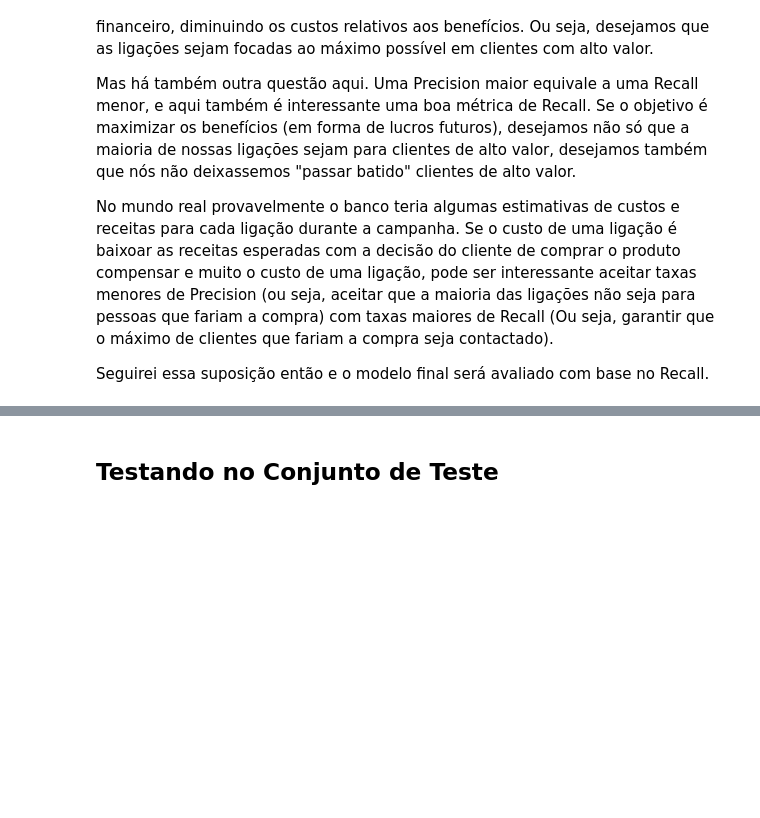
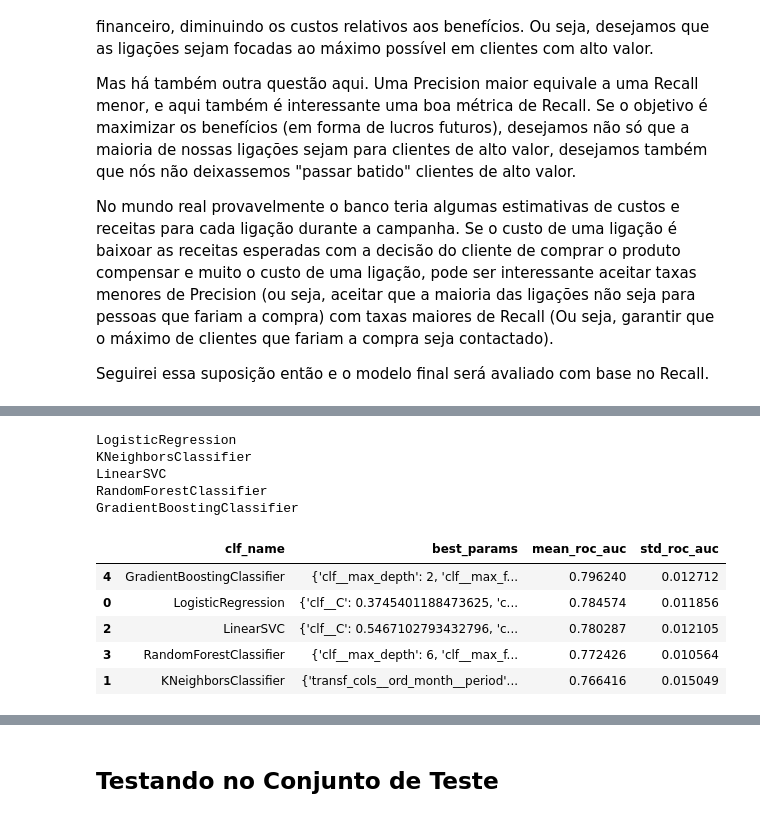
Before and after one commit to silasge/bank-marketing, a Jupyter notebook: notebooks/bank_marketing.ipynb, the cells around one changed output, grey strips where cells are left out. Saved outputs shown, nothing was run; the diff lists cells and outputs as text; code cells hidden in the pictures; blank space fills up the shorter version.

```diff
--- a/notebooks/bank_marketing.ipynb
+++ b/notebooks/bank_marketing.ipynb
@@ -678,2 +622,0 @@ pd.DataFrame(knn_clf.cv_results_).sort_values("rank_test_score").head(5)
-# %%
-svc_clf.fit(bank_X_tr, bank_y_tr_pp)
@@ -712,2 +622,0 @@ AttributeError: 'RandomizedSearchCV' object has no attribute 'cv_results_'
-# %%
-rf_clf.fit(bank_X_tr, bank_y_tr_pp)
@@ -886,0 +623,44 @@ models_df.sort_values("roc_auc_score_cv", ascending=False)
+# %%
+clfs = [lr_clf, knn_clf, svc_clf, rf_clf, gb_clf]
+
+clf_name = []
+best_params = []
+mean_roc_auc = []
+std_roc_auc = []
+
+
+for clf in clfs:
+    clf.fit(bank_X_tr, bank_y_tr_pp)
+
+    model_name = clf.estimator.named_steps["clf"].__class__.__name__
+    print(model_name)
+    clf_name.append(model_name)
+
+    params = clf.best_params_
+    best_params.append(params)
+
+    mean_roc_auc_ = clf.cv_results_["mean_test_score"][clf.best_index_]
+    mean_roc_auc.append(mean_roc_auc_)
+
+    std_roc_auc_ = clf.cv_results_["std_test_score"][clf.best_index_]
+    std_roc_auc.append(std_roc_auc_)
+# %% [output]
+LogisticRegression
+KNeighborsClassifier
+LinearSVC
+RandomForestClassifier
+GradientBoostingClassifier
+# %%
+pd.DataFrame({
+    "clf_name": clf_name,
+    "best_params": best_params,
+    "mean_roc_auc": mean_roc_auc,
+    "std_roc_auc": std_roc_auc
+}).sort_values("mean_roc_auc", ascending=False)
+# %% [output]
+|  | clf_name | best_params | mean_roc_auc | std_roc_auc |
+| 4 | GradientBoostingClassifier | {'clf__max_depth': 2, 'clf__max_f... | 0.796240 | 0.012712 |
+| 0 | LogisticRegression | {'clf__C': 0.3745401188473625, 'c... | 0.784574 | 0.011856 |
+| 2 | LinearSVC | {'clf__C': 0.5467102793432796, 'c... | 0.780287 | 0.012105 |
+| 3 | RandomForestClassifier | {'clf__max_depth': 6, 'clf__max_f... | 0.772426 | 0.010564 |
+| 1 | KNeighborsClassifier | {'transf_cols__ord_month__period'... | 0.766416 | 0.015049 |
```
Also changed, not shown: parts of 52 cells of this notebook.
